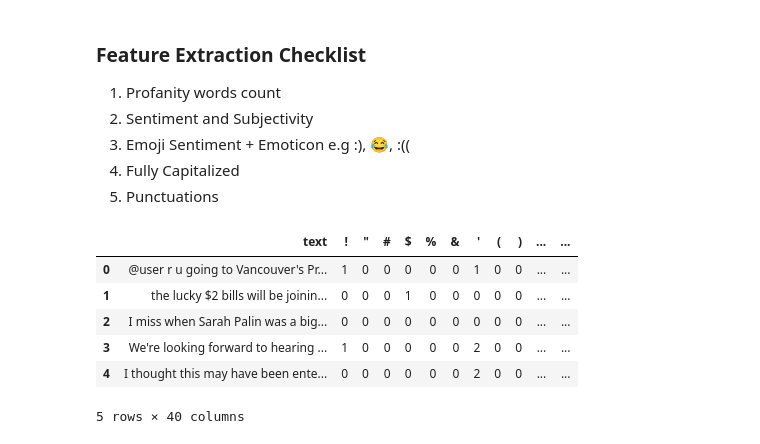
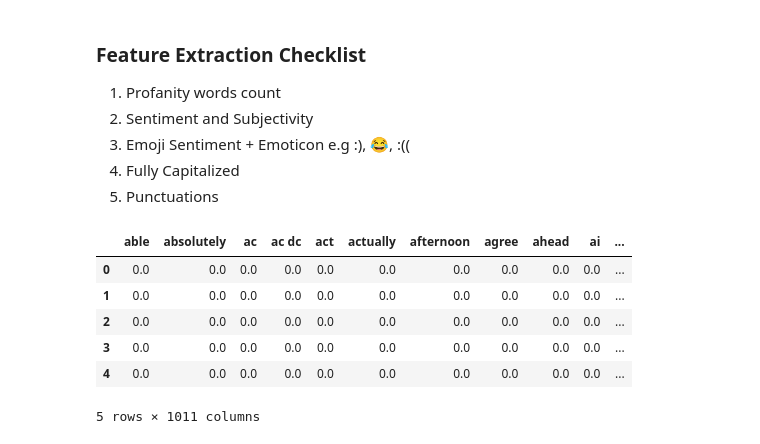
Before and after one commit to seggle01/EPL499-Team-Project-Team5, a Jupyter notebook: src/EPL499 Twitter Sentiment Classification Team 5.ipynb, the cells around one changed output. Drawn from its saved outputs; the diff is of its cells as text; code cells hidden in the pictures.

Commit message:
Update EPL499 Twitter Sentiment Classification Team 5.ipynb
More tests of logistic regression and feature selection tactics with combination of TF-IDF.

```diff
--- a/src/EPL499 Twitter Sentiment Classification Team 5.ipynb
+++ b/src/EPL499 Twitter Sentiment Classification Team 5.ipynb
@@ -34,6 +37,8 @@ from pre_processing import *
 with open('../data/profanity.txt', 'r') as f:
     profanity_words = f.readlines()
 profanity_words = [s.strip() for s in profanity_words]
+# %%
+punct_list = ['!','#','@']
 # %% [markdown]
 ### Feature Extraction Checklist
 
@@ -121,11 +147,3 @@ def get_sentiment_and_subjectivity(text: str) -> dict:
         "negative_sentiment": abs(pol) if pol < 0 else 0,
         "subjectivity": subj
     }
-# %%
-def preprocessing_text(text):
-    # Classical preprocessing steps
-    text = twokenize.tokenizeRawTweetText(text)
-    text = to_lower(text)
-    text = remove_stopwords(text)
-    text = lemmatize(text)
-    return text
@@ -132,38 +238,70 @@ def preprocessing_text(text):
 # %%
 feature_functions = [
-    count_punctuation,
+    lambda text: count_specified_punctuations(text, punct_list),
     lambda text: count_profanity_words(text, profanity_words),
     count_all_capital_tokens,
+    count_not,
     count_sad_emoticons,
     count_happy_emoticons,
+    # count_elongated_words,
+    # count_positive_words,
+    # count_negative_words,
+    # uppercase_ratio,
     get_sentiment_and_subjectivity
 ]
 
-X_train = df_train.drop(columns='label')
-X_test = df_test.drop(columns='label')
+X_train = df_train[['text']].copy()
+X_test = df_test[['text']].copy()
 
 for func in tqdm(feature_functions):
     results = X_train['text'].apply(lambda x: func(str(x))).tolist()
     temp_df = pd.DataFrame(results)
 
     temp_df.reset_index(drop=True, inplace=True)
     X_train.reset_index(drop=True, inplace=True)
     X_train = pd.concat([X_train, temp_df], axis=1)
 
     results = X_test['text'].apply(lambda x: func(str(x))).tolist()
     temp_df = pd.DataFrame(results)
 
     temp_df.reset_index(drop=True, inplace=True)
     X_test.reset_index(drop=True, inplace=True)
     X_test = pd.concat([X_test, temp_df], axis=1)
+
+# Drop the text column from custom features
+X_train_custom = X_train.drop(columns=['text'])
+X_test_custom = X_test.drop(columns=['text'])
+
+# Concatenate TF-IDF + Custom Features
+tfidf_train.reset_index(drop=True, inplace=True)
+tfidf_test.reset_index(drop=True, inplace=True)
+X_train_custom.reset_index(drop=True, inplace=True)
+X_test_custom.reset_index(drop=True, inplace=True)
+
+X_train_combined = pd.concat([tfidf_train, X_train_custom], axis=1)
+X_test_combined = pd.concat([tfidf_test, X_test_custom], axis=1)
+
+# Convert column names to strings before scaling
+X_train_combined.columns = X_train_combined.columns.astype(str)
+X_test_combined.columns = X_test_combined.columns.astype(str)
+
+X_train_final = X_train_combined
+X_test_final = X_test_combined
+
+X_train_final.head(5)
+
+# # Normalize all features together
+# scaler = StandardScaler()
+# X_train_final = scaler.fit_transform(X_train_combined)
+# X_test_final = scaler.transform(X_test_combined)
+
+# print(X_train_final)
+# %% [output]
+|  | able | absolutely | ac | ac dc | act | actually | afternoon | agree | ahead | ai | ... |
+| 0 | 0.0 | 0.0 | 0.0 | 0.0 | 0.0 | 0.0 | 0.0 | 0.0 | 0.0 | 0.0 | ... |
+| 1 | 0.0 | 0.0 | 0.0 | 0.0 | 0.0 | 0.0 | 0.0 | 0.0 | 0.0 | 0.0 | ... |
+| 2 | 0.0 | 0.0 | 0.0 | 0.0 | 0.0 | 0.0 | 0.0 | 0.0 | 0.0 | 0.0 | ... |
+| 3 | 0.0 | 0.0 | 0.0 | 0.0 | 0.0 | 0.0 | 0.0 | 0.0 | 0.0 | 0.0 | ... |
+| 4 | 0.0 | 0.0 | 0.0 | 0.0 | 0.0 | 0.0 | 0.0 | 0.0 | 0.0 | 0.0 | ... |
+5 rows × 1011 columns
-# %%
-X_train.head(5)
-# %% [output]
-|  | text | ! | " | # | $ | % | & | ' | ( | ) | ... | ... |
-| 0 | @user r u going to Vancouver's Pr... | 1 | 0 | 0 | 0 | 0 | 0 | 1 | 0 | 0 | ... | ... |
-| 1 | the lucky $2 bills will be joinin... | 0 | 0 | 0 | 1 | 0 | 0 | 0 | 0 | 0 | ... | ... |
-| 2 | I miss when Sarah Palin was a big... | 0 | 0 | 0 | 0 | 0 | 0 | 0 | 0 | 0 | ... | ... |
-| 3 | We're looking forward to hearing ... | 1 | 0 | 0 | 0 | 0 | 0 | 2 | 0 | 0 | ... | ... |
-| 4 | I thought this may have been ente... | 0 | 0 | 0 | 0 | 0 | 0 | 2 | 0 | 0 | ... | ... |
-5 rows × 40 columns
 # %%
```
Also changed, not shown: parts of 7 cells of this notebook.
